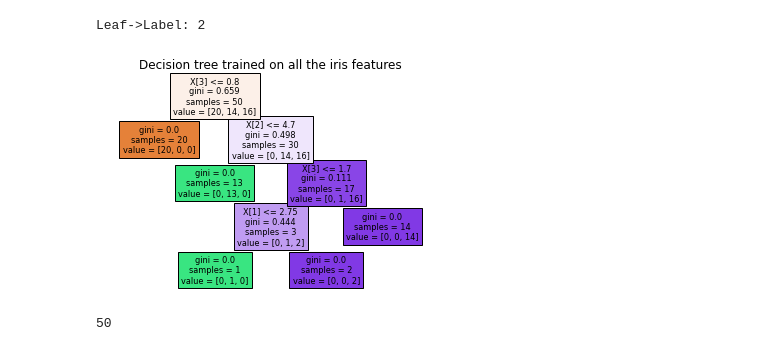
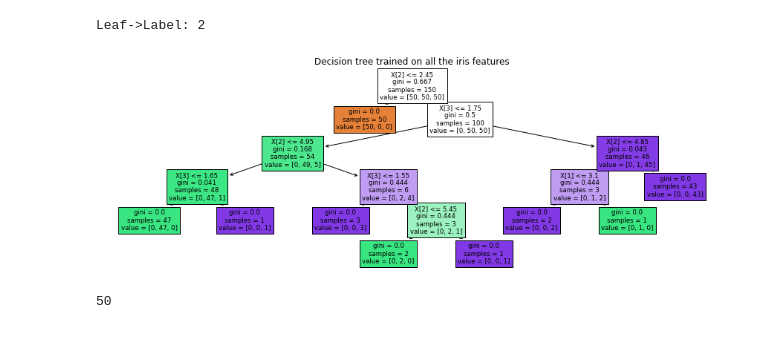
Before and after one commit to kesimeg/Basic-ML-from-scratch, a Jupyter notebook: Decision Tree Classifier.ipynb, the cells around one changed output. Drawn from its saved outputs; the diff is of its cells as text; code cells hidden in the pictures.

Commit message:
Decision tree updated

```diff
--- a/Decision Tree Classifier.ipynb
+++ b/Decision Tree Classifier.ipynb
@@ -318,13 +261,13 @@ out_e = a.predict_dataset(data2)
 # %%
 from sklearn.tree import plot_tree
 from sklearn.tree import DecisionTreeClassifier
 plt.figure()
-clf = DecisionTreeClassifier().fit(data2.iloc[:,:-1], data2.iloc[:,-1])
+clf = DecisionTreeClassifier().fit(data.iloc[:,:-1], data.iloc[:,-1])
 plot_tree(clf, filled=True)
 plt.title("Decision tree trained on all the iris features")
 plt.show()
 # %% [output]
-[figure, old version]
+[figure, new version]
 # %%
 c = clf.predict(data2.iloc[:,:-1])
 # %%
```
Also changed, not shown: parts of 44 cells of this notebook.
